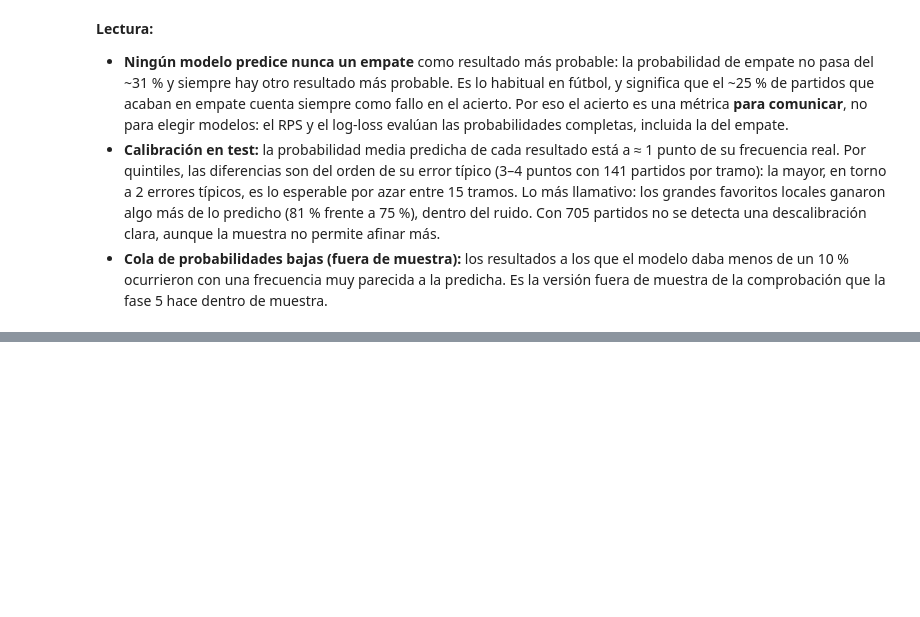
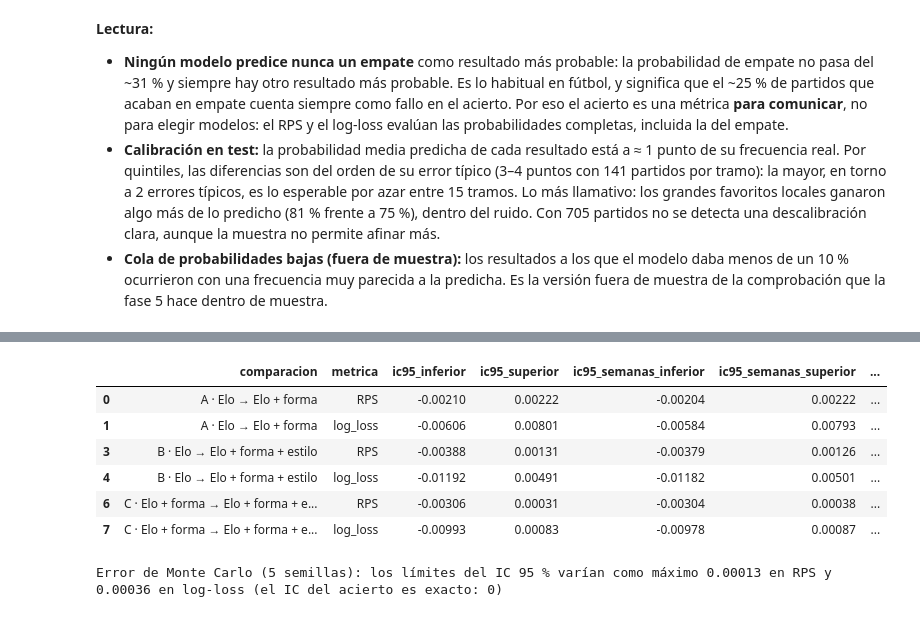
Before and after one commit to vtinezdev/laliga-analisis, a Jupyter notebook: notebooks/04_modelo.ipynb, the cells around one changed output, grey strips where cells are left out. Cells and saved outputs as stored; diff of their text form; code cells hidden in the pictures; blank space fills up the shorter version.

```diff
--- a/notebooks/04_modelo.ipynb
+++ b/notebooks/04_modelo.ipynb
@@ -1129,0 +1299,17 @@ ocurrio = np.stack([elegido.resultado == r for r in ORDEN_RES], axis=1).astype(f
+# %%
+sensibilidad = comparacion_test[["comparacion", "metrica", "ic95_inferior", "ic95_superior",
+                                 "ic95_semanas_inferior", "ic95_semanas_superior",
+                                 "ic95_local_temporada_inferior", "ic95_local_temporada_superior"]]
+contiene_cero = lambda inf, sup: (sensibilidad[inf] <= 0) & (sensibilidad[sup] >= 0)
+misma_lectura = (contiene_cero("ic95_inferior", "ic95_superior").eq(contiene_cero("ic95_semanas_inferior", "ic95_semanas_superior"))
+                 & contiene_cero("ic95_inferior", "ic95_superior").eq(contiene_cero("ic95_local_temporada_inferior", "ic95_local_temporada_superior")))
+print(f"RPS y log-loss: ¿el IC 95 % incluye el 0 en los mismos casos con los tres bootstrap? "
+      f"{'sí' if misma_lectura[sensibilidad.metrica != 'acierto'].all() else 'NO'}")
+display(sensibilidad[sensibilidad.metrica != "acierto"].round(5))
+
+limites = np.array([comparar_modelos(perdidas, COMPARACIONES_TEST, semilla=s)[["ic95_inferior", "ic95_superior"]].to_numpy()
+                    for s in range(1, 6)])
+error_mc = pd.Series((limites.max(axis=0) - limites.min(axis=0)).max(axis=1)).groupby(comparacion_test.metrica.to_numpy()).max()
+print(f"Error de Monte Carlo (5 semillas): los límites del IC 95 % varían como máximo {error_mc['RPS']:.5f} en RPS y "
+      f"{error_mc['log_loss']:.5f} en log-loss (el IC del acierto es exacto: {error_mc['acierto']:.0f})")
+# %% [output]
@@ -1129,0 +1317,8 @@ ocurrio = np.stack([elegido.resultado == r for r in ORDEN_RES], axis=1).astype(f
+|  | comparacion | metrica | ic95_inferior | ic95_superior | ic95_semanas_inferior | ic95_semanas_superior | ... |
+| 0 | A · Elo → Elo + forma | RPS | -0.00210 | 0.00222 | -0.00204 | 0.00222 | ... |
+| 1 | A · Elo → Elo + forma | log_loss | -0.00606 | 0.00801 | -0.00584 | 0.00793 | ... |
+| 3 | B · Elo → Elo + forma + estilo | RPS | -0.00388 | 0.00131 | -0.00379 | 0.00126 | ... |
+| 4 | B · Elo → Elo + forma + estilo | log_loss | -0.01192 | 0.00491 | -0.01182 | 0.00501 | ... |
+| 6 | C · Elo + forma → Elo + forma + e... | RPS | -0.00306 | 0.00031 | -0.00304 | 0.00038 | ... |
+| 7 | C · Elo + forma → Elo + forma + e... | log_loss | -0.00993 | 0.00083 | -0.00978 | 0.00087 | ... |
+Error de Monte Carlo (5 semillas): los límites del IC 95 % varían como máximo 0.00013 en RPS y 0.00036 en log-loss (el IC del acierto es exacto: 0)
```
Also changed, not shown: parts of 16 cells of this notebook, 6 other files.
